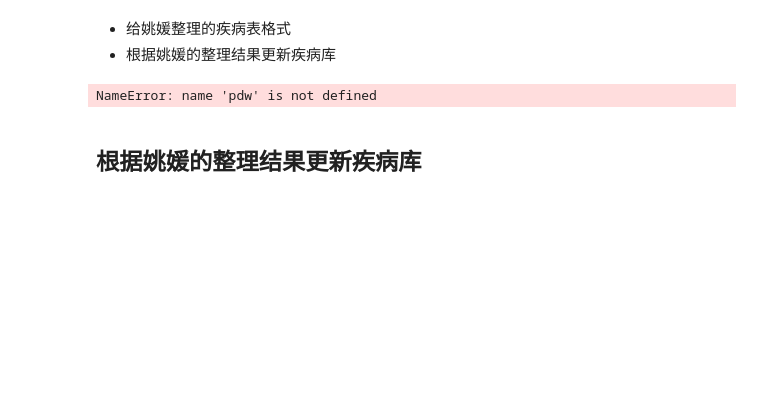
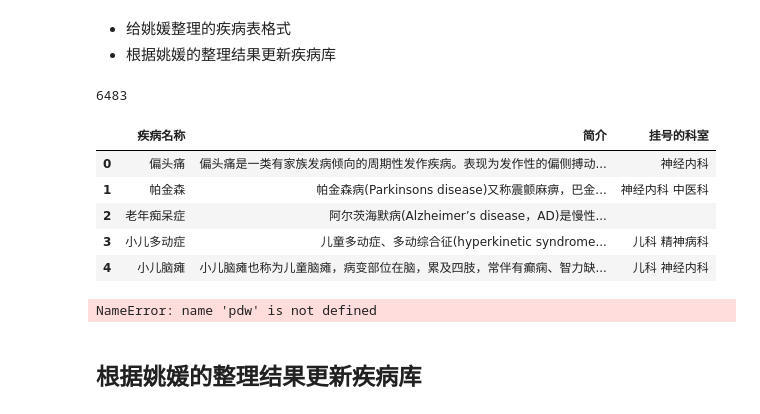
Before and after one commit to mayi140611/crawl, a Jupyter notebook: requestProj/39jiankang/39疾病库整理.ipynb, the cells around one changed output. Saved outputs shown, nothing was run; the diff lists cells and outputs as text; code cells hidden in the pictures; blank space fills up the shorter version.

```diff
--- a/requestProj/39jiankang/39疾病库整理.ipynb
+++ b/requestProj/39jiankang/39疾病库整理.ipynb
@@ -9,5 +9,9 @@ from utils.pymongo_wrapper import pymongo_wrapper
 pmw = pymongo_wrapper()
 table = pmw.get_collection('jiankang39','diseases')
 # %%
-c=list(pmw.find_all(table,fieldlist=['疾病名称','简介','典型症状','多发人群']))
+c=list(pmw.find_all(table,fieldlist=['疾病名称','简介','挂号的科室'],conditions={'罕见程度':{'$ne':0}}))
+# %%
+len(c)
+# %% [output]
+6483
 # %%
@@ -14,0 +19,10 @@ from utils.pandas_wrapper import pandas_wrapper as pdw
+# %%
+df = pdw.build_df_from_dict({'疾病名称':[i['疾病名称'] for i in c],'简介':[i['简介'] for i in c],'挂号的科室':[i['挂号的科室'] if '挂号的科室' in i else '' for i in c]})
+df.head()
+# %% [output]
+|  | 疾病名称 | 简介 | 挂号的科室 |
+| 0 | 偏头痛 | 偏头痛是一类有家族发病倾向的周期性发作疾病。表现为发作性的偏侧搏动... | 神经内科 |
+| 1 | 帕金森 | 帕金森病(Parkinsons disease)又称震颤麻痹，巴金... | 神经内科 中医科 |
+| 2 | 老年痴呆症 | 阿尔茨海默病(Alzheimer’s disease，AD)是慢性... |  |
+| 3 | 小儿多动症 | 儿童多动症、多动综合征(hyperkinetic syndrome... | 儿科 精神病科 |
+| 4 | 小儿脑瘫 | 小儿脑瘫也称为儿童脑瘫，病变部位在脑，累及四肢，常伴有癫痫、智力缺... | 儿科 神经内科 |
```
Also changed, not shown: parts of 5 cells of this notebook, 6 other files.
